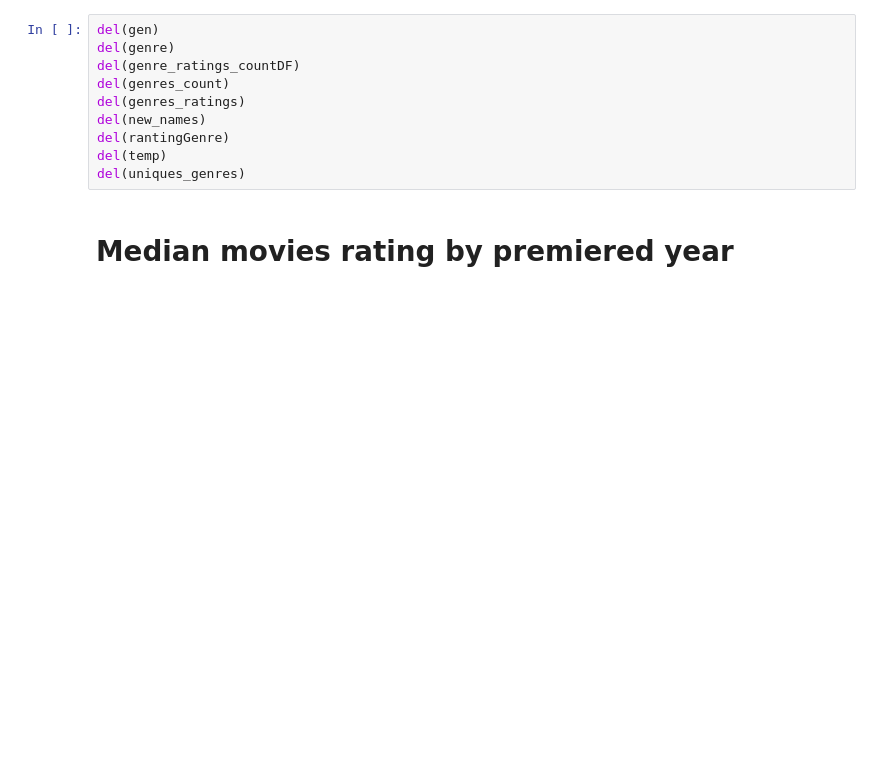
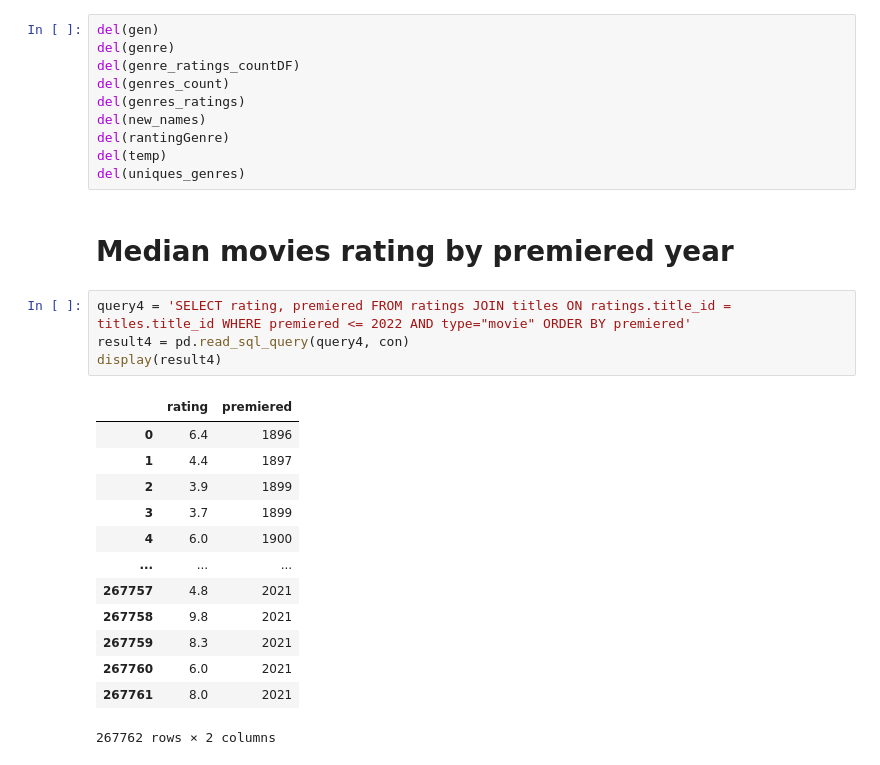
Before and after one commit to Ckk3/python-fundamentos-para-analise-de-dados-3.0, a Jupyter notebook: DataBases/miniProject1/project.ipynb, the cells around one changed output. Cells and saved outputs as stored; diff of their text form; blank space fills up the shorter version.

```diff
--- a/DataBases/miniProject1/project.ipynb
+++ b/DataBases/miniProject1/project.ipynb
@@ -506,3 +506,21 @@ del(temp)
 del(uniques_genres)
 # %% [markdown]
 # Median movies rating by premiered year
+# %%
+query4 = 'SELECT rating, premiered FROM ratings JOIN titles ON ratings.title_id = titles.title_id WHERE premiered <= 2022 AND type="movie" ORDER BY premiered'
+result4 = pd.read_sql_query(query4, con)
+display(result4)
+# %% [output]
+|  | rating | premiered |
+| 0 | 6.4 | 1896 |
+| 1 | 4.4 | 1897 |
+| 2 | 3.9 | 1899 |
+| 3 | 3.7 | 1899 |
+| 4 | 6.0 | 1900 |
+| ... | ... | ... |
+| 267757 | 4.8 | 2021 |
+| 267758 | 9.8 | 2021 |
+| 267759 | 8.3 | 2021 |
+| 267760 | 6.0 | 2021 |
+| 267761 | 8.0 | 2021 |
+267762 rows × 2 columns
```
Also changed, not shown: parts of 3 cells of this notebook.
